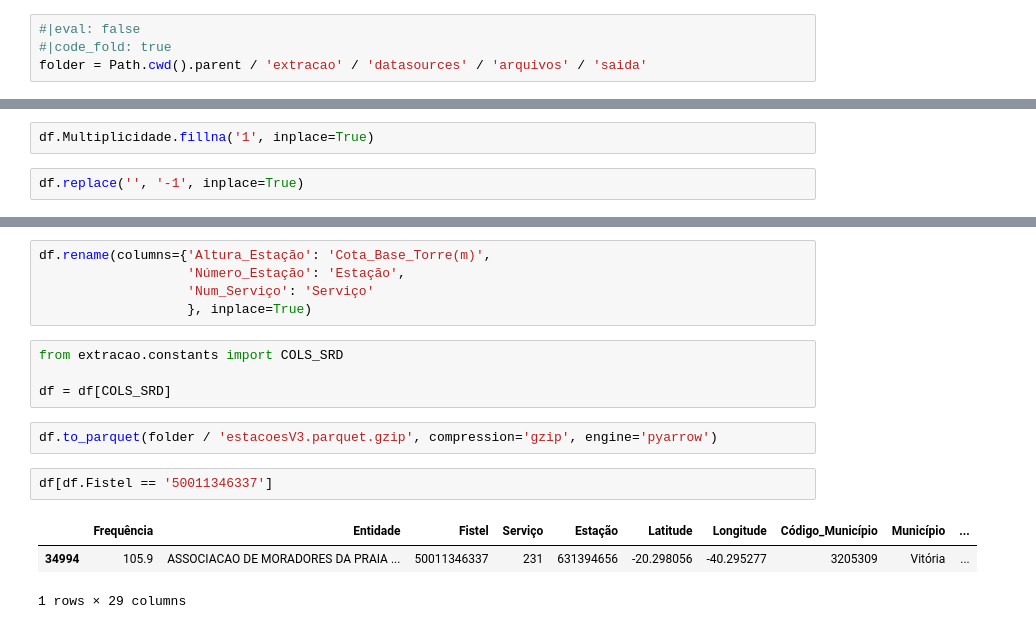
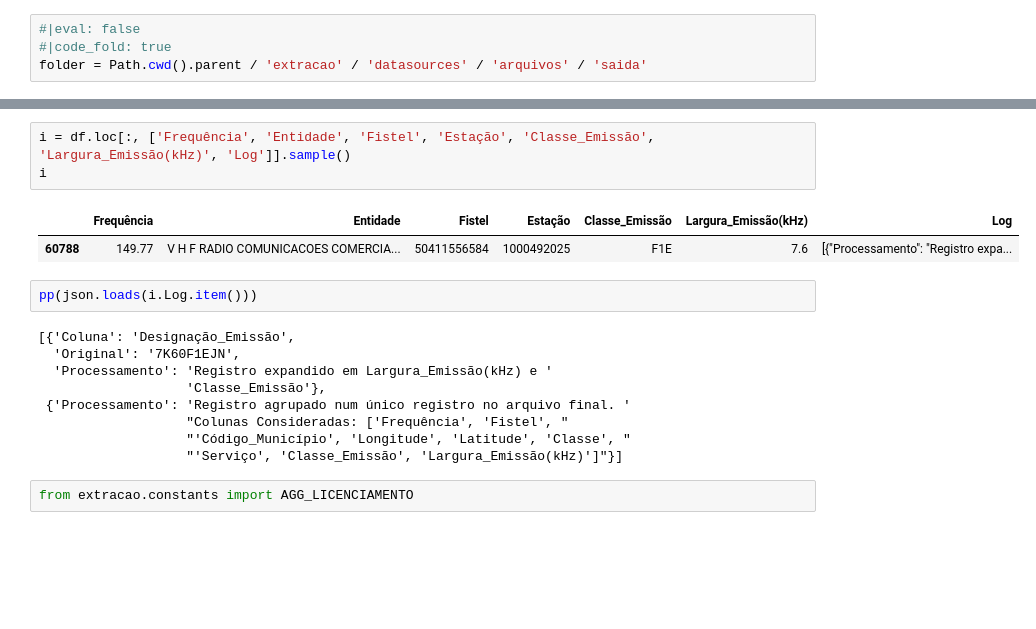
Before and after one commit to InovaFiscaliza/EmissorasRF, a Jupyter notebook: nbs/_04_eda.ipynb, the cells around one changed output, grey strips where cells are left out. Drawn from its saved outputs; the diff is of its cells as text; blank space fills up the shorter version.

```diff
--- a/nbs/_04_eda.ipynb
+++ b/nbs/_04_eda.ipynb
@@ -120,4 +75,0 @@ df
-# %%
-df.Multiplicidade.fillna('1', inplace=True)
-# %%
-df.replace('', '-1', inplace=True)
@@ -173,17 +76,19 @@ memory usage: 91.1 MB
-# %%
-df.rename(columns={'Altura_Estação': 'Cota_Base_Torre(m)',
-                   'Número_Estação': 'Estação',
-                   'Num_Serviço': 'Serviço'
-                   }, inplace=True)
+# %%
+i = df.loc[:, ['Frequência', 'Entidade', 'Fistel', 'Estação', 'Classe_Emissão', 'Largura_Emissão(kHz)', 'Log']].sample()
+i
+# %% [output]
+|  | Frequência | Entidade | Fistel | Estação | Classe_Emissão | Largura_Emissão(kHz) | Log |
+| 60788 | 149.77 | V H F RADIO COMUNICACOES COMERCIA... | 50411556584 | 1000492025 | F1E | 7.6 | [{"Processamento": "Registro expa... |
+# %%
+pp(json.loads(i.Log.item()))
+# %% [output]
+[{'Coluna': 'Designação_Emissão',
+  'Original': '7K60F1EJN',
+  'Processamento': 'Registro expandido em Largura_Emissão(kHz) e '
+                   'Classe_Emissão'},
+ {'Processamento': 'Registro agrupado num único registro no arquivo final. '
+                   "Colunas Consideradas: ['Frequência', 'Fistel', "
+                   "'Código_Município', 'Longitude', 'Latitude', 'Classe', "
+                   "'Serviço', 'Classe_Emissão', 'Largura_Emissão(kHz)']"}]
 # %%
-from extracao.constants import COLS_SRD
-
-df = df[COLS_SRD]
+from extracao.constants import AGG_LICENCIAMENTO
-# %%
-df.to_parquet(folder / 'estacoesV3.parquet.gzip', compression='gzip', engine='pyarrow')
-# %%
-df[df.Fistel == '50011346337']
-# %% [output]
-|  | Frequência | Entidade | Fistel | Serviço | Estação | Latitude | Longitude | Código_Município | Município | ... |
-| 34994 | 105.9 | ASSOCIACAO DE MORADORES DA PRAIA ... | 50011346337 | 231 | 631394656 | -20.298056 | -40.295277 | 3205309 | Vitória | ... |
-1 rows × 29 columns
```
Also changed, not shown: parts of 22 cells of this notebook, 6 other files.
